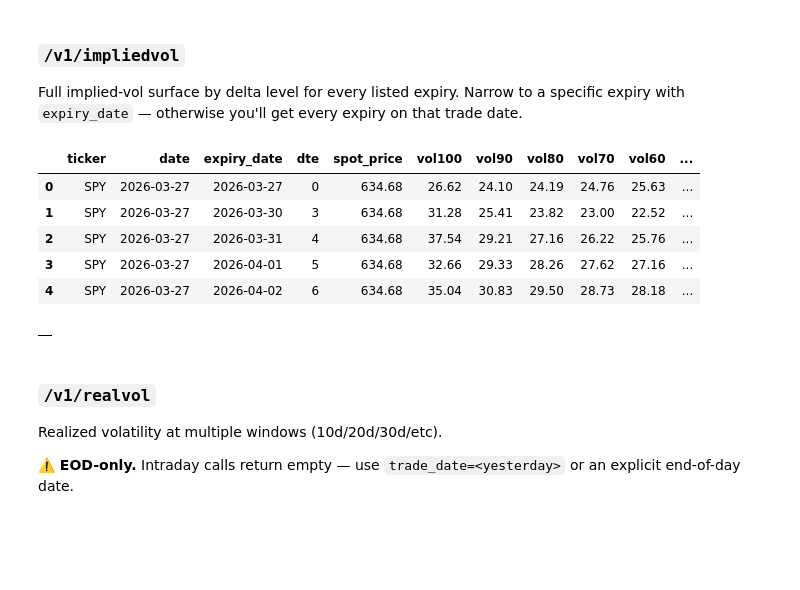
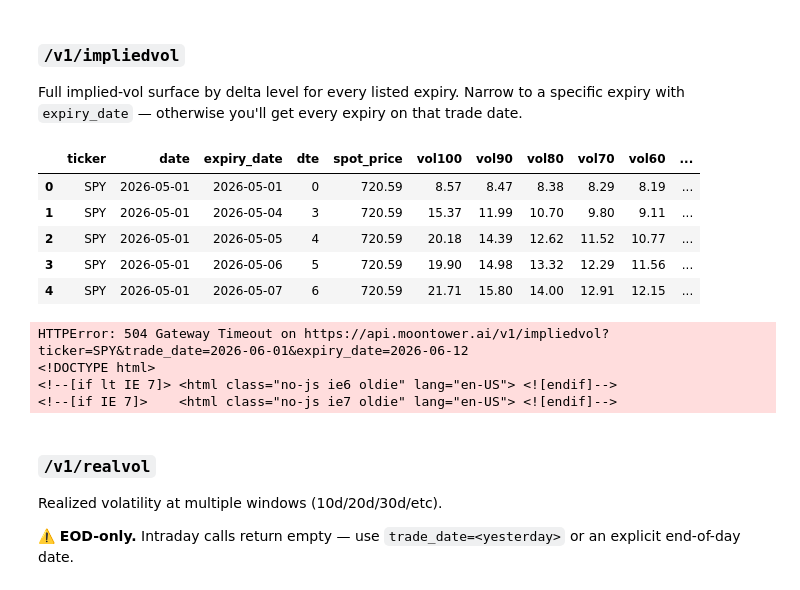
Before and after one commit to Kris-SF/data-pipelines, a Jupyter notebook: moontower-api/moontower_api_explorer.ipynb, the cells around one changed output. Drawn from its saved outputs; the diff is of its cells as text; code cells hidden in the pictures; blank space fills up the shorter version.

```diff
--- a/moontower-api/moontower_api_explorer.ipynb
+++ b/moontower-api/moontower_api_explorer.ipynb
@@ -93,19 +94,22 @@ to_df(call("price", ticker="SPY", trade_date="2025-12-15"))
 
 Full implied-vol surface by delta level for every listed expiry. Narrow to a specific expiry with `expiry_date` — otherwise you'll get every expiry on that trade date.
 # %%
-iv = to_df(call("impliedvol", ticker="SPY", trade_date=MONTH_AGO))
+iv = to_df(call("impliedvol", ticker="SPY", trade_date="2026-05-19"))
 iv.head()
 # %% [output]
 |  | ticker | date | expiry_date | dte | spot_price | vol100 | vol90 | vol80 | vol70 | vol60 | ... |
-| 0 | SPY | 2026-03-27 | 2026-03-27 | 0 | 634.68 | 26.62 | 24.10 | 24.19 | 24.76 | 25.63 | ... |
-| 1 | SPY | 2026-03-27 | 2026-03-30 | 3 | 634.68 | 31.28 | 25.41 | 23.82 | 23.00 | 22.52 | ... |
-| 2 | SPY | 2026-03-27 | 2026-03-31 | 4 | 634.68 | 37.54 | 29.21 | 27.16 | 26.22 | 25.76 | ... |
-| 3 | SPY | 2026-03-27 | 2026-04-01 | 5 | 634.68 | 32.66 | 29.33 | 28.26 | 27.62 | 27.16 | ... |
-| 4 | SPY | 2026-03-27 | 2026-04-02 | 6 | 634.68 | 35.04 | 30.83 | 29.50 | 28.73 | 28.18 | ... |
+| 0 | SPY | 2026-05-01 | 2026-05-01 | 0 | 720.59 | 8.57 | 8.47 | 8.38 | 8.29 | 8.19 | ... |
+| 1 | SPY | 2026-05-01 | 2026-05-04 | 3 | 720.59 | 15.37 | 11.99 | 10.70 | 9.80 | 9.11 | ... |
+| 2 | SPY | 2026-05-01 | 2026-05-05 | 4 | 720.59 | 20.18 | 14.39 | 12.62 | 11.52 | 10.77 | ... |
+| 3 | SPY | 2026-05-01 | 2026-05-06 | 5 | 720.59 | 19.90 | 14.98 | 13.32 | 12.29 | 11.56 | ... |
+| 4 | SPY | 2026-05-01 | 2026-05-07 | 6 | 720.59 | 21.71 | 15.80 | 14.00 | 12.91 | 12.15 | ... |
 # %%
-to_df(call("impliedvol", ticker="SPY", trade_date=MONTH_AGO, expiry_date="2026-06-19"))
+to_df(call("impliedvol", ticker="SPY", trade_date="2026-06-01", expiry_date="2026-06-12"))
 # %% [output]
-|  |
+HTTPError: 504 Gateway Timeout on https://api.moontower.ai/v1/impliedvol?ticker=SPY&trade_date=2026-06-01&expiry_date=2026-06-12
+<!DOCTYPE html>
+<!--[if lt IE 7]> <html class="no-js ie6 oldie" lang="en-US"> <![endif]-->
+<!--[if IE 7]>    <html class="no-js ie7 oldie" lang="en-US"> <![endif]-->
 # %% [markdown]
 ### `/v1/realvol`
 
```
Also changed, not shown: parts of 14 cells of this notebook.
